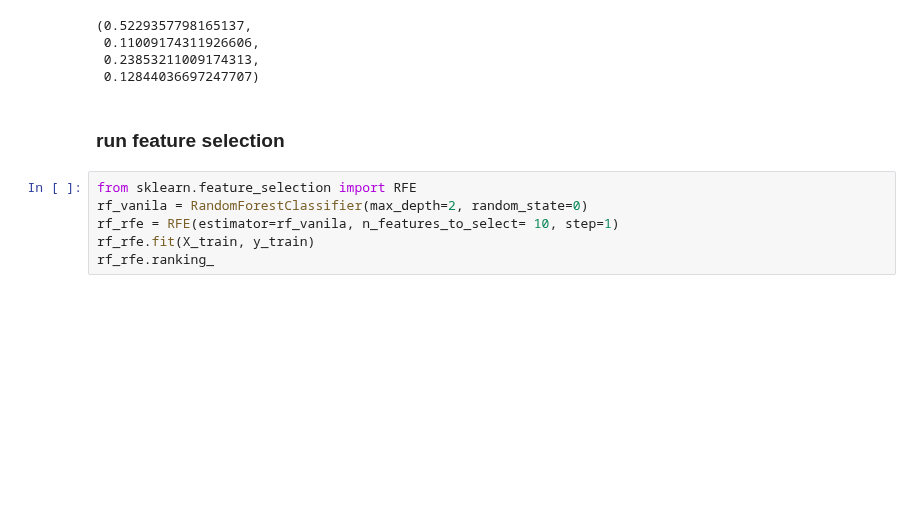
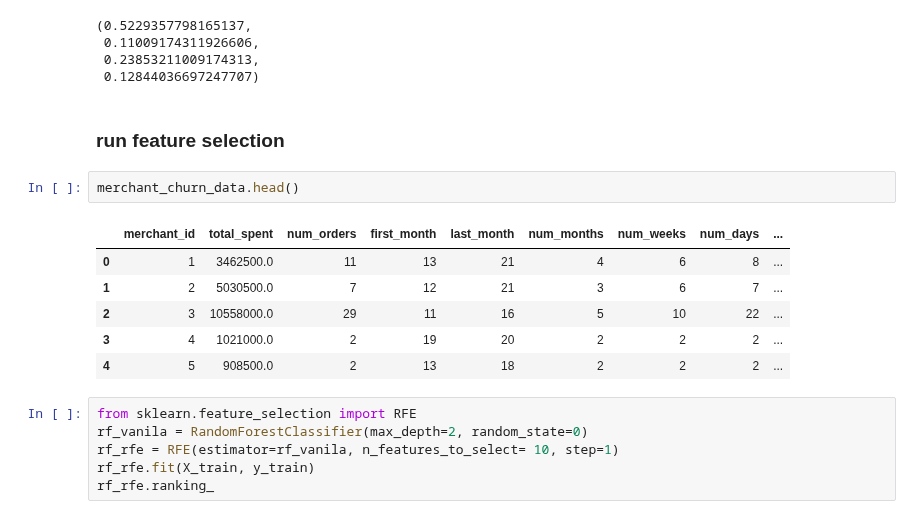
Before and after one commit to yingli/applieddatascience, a Jupyter notebook: sample_code/NB11_prediction.ipynb, the cells around one changed output. Cells and saved outputs as stored; diff of their text form; blank space fills up the shorter version.

```diff
--- a/sample_code/NB11_prediction.ipynb
+++ b/sample_code/NB11_prediction.ipynb
@@ -174,6 +174,15 @@ tn,fp,fn,tp
  0.12844036697247707)
 # %% [markdown]
 ### run feature selection
+# %%
+merchant_churn_data.head()
+# %% [output]
+|  | merchant_id | total_spent | num_orders | first_month | last_month | num_months | num_weeks | num_days | ... |
+| 0 | 1 | 3462500.0 | 11 | 13 | 21 | 4 | 6 | 8 | ... |
+| 1 | 2 | 5030500.0 | 7 | 12 | 21 | 3 | 6 | 7 | ... |
+| 2 | 3 | 10558000.0 | 29 | 11 | 16 | 5 | 10 | 22 | ... |
+| 3 | 4 | 1021000.0 | 2 | 19 | 20 | 2 | 2 | 2 | ... |
+| 4 | 5 | 908500.0 | 2 | 13 | 18 | 2 | 2 | 2 | ... |
 # %%
 from sklearn.feature_selection import RFE
 rf_vanila = RandomForestClassifier(max_depth=2, random_state=0)
```
Also changed, not shown: parts of 5 cells of this notebook.
